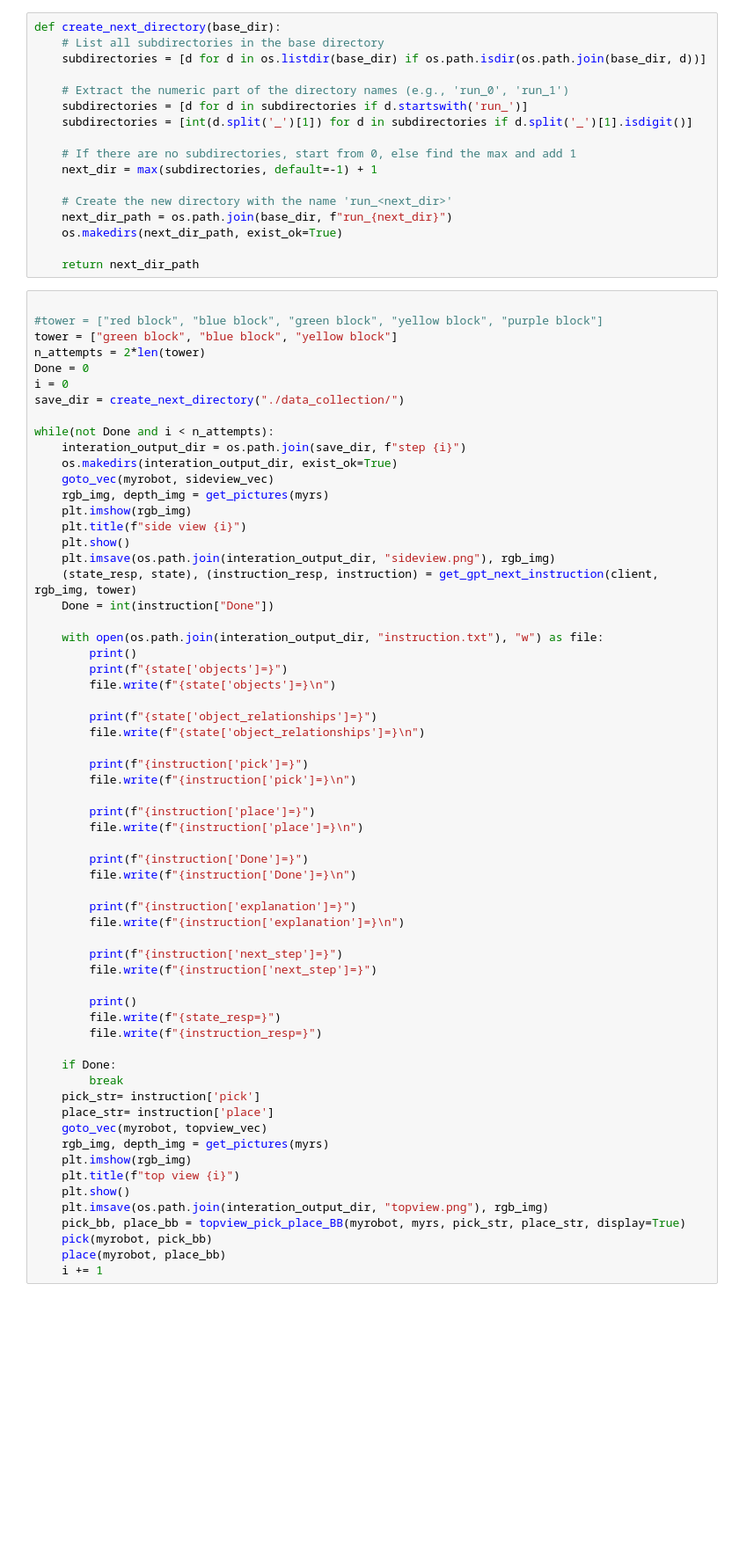
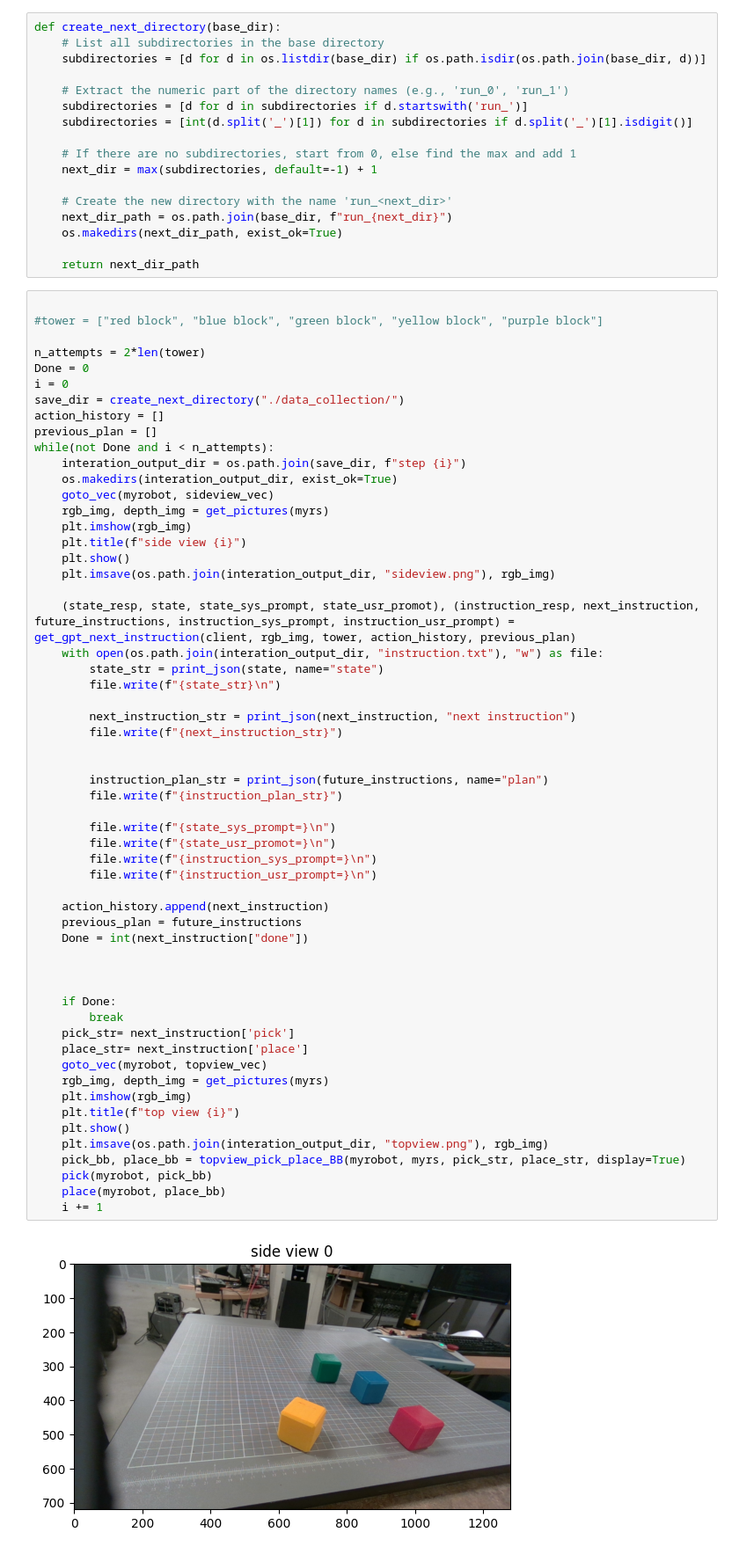
Before and after one commit to correlllab/FoundationModelBlockStacking, a Jupyter notebook: final_proj.ipynb, the cells around one changed output. Shown: that part at 88% size. Saved outputs shown, nothing was run; the diff lists cells and outputs as text; blank space fills up the shorter version.

Commit message:
lots of prompt engineering

```diff
--- a/final_proj.ipynb
+++ b/final_proj.ipynb
@@ -322,62 +348,59 @@ def create_next_directory(base_dir):
 # %%
 
 #tower = ["red block", "blue block", "green block", "yellow block", "purple block"]
-tower = ["green block", "blue block", "yellow block"]
+
 n_attempts = 2*len(tower)
 Done = 0
 i = 0
 save_dir = create_next_directory("./data_collection/")
-
+action_history = []
+previous_plan = []
 while(not Done and i < n_attempts):
     interation_output_dir = os.path.join(save_dir, f"step {i}")
     os.makedirs(interation_output_dir, exist_ok=True)
     goto_vec(myrobot, sideview_vec)
     rgb_img, depth_img = get_pictures(myrs)
     plt.imshow(rgb_img)
     plt.title(f"side view {i}")
     plt.show()
     plt.imsave(os.path.join(interation_output_dir, "sideview.png"), rgb_img)
-    (state_resp, state), (instruction_resp, instruction) = get_gpt_next_instruction(client, rgb_img, tower)
-    Done = int(instruction["Done"])
 
+    (state_resp, state, state_sys_prompt, state_usr_promot), (instruction_resp, next_instruction, future_instructions, instruction_sys_prompt, instruction_usr_prompt) = get_gpt_next_instruction(client, rgb_img, tower, action_history, previous_plan)
     with open(os.path.join(interation_output_dir, "instruction.txt"), "w") as file:
-        print()
-        print(f"{state['objects']=}")
-        file.write(f"{state['objects']=}\n")
+        state_str = print_json(state, name="state")
+        file.write(f"{state_str}\n")
 
-        print(f"{state['object_relationships']=}")
-        file.write(f"{state['object_relationships']=}\n")
+        next_instruction_str = print_json(next_instruction, "next instruction")
+        file.write(f"{next_instruction_str}")
 
-        print(f"{instruction['pick']=}")
-        file.write(f"{instruction['pick']=}\n")
 
-        print(f"{instruction['place']=}")
-        file.write(f"{instruction['place']=}\n")
+        instruction_plan_str = print_json(future_instructions, name="plan")
+        file.write(f"{instruction_plan_str}")
 
-        print(f"{instruction['Done']=}")
-        file.write(f"{instruction['Done']=}\n")
+        file.write(f"{state_sys_prompt=}\n")
+        file.write(f"{state_usr_promot=}\n")
+        file.write(f"{instruction_sys_prompt=}\n")
+        file.write(f"{instruction_usr_prompt=}\n")
 
-        print(f"{instruction['explanation']=}")
-        file.write(f"{instruction['explanation']=}\n")
+    action_history.append(next_instruction)
+    previous_plan = future_instructions
+    Done = int(next_instruction["done"])
 
-        print(f"{instruction['next_step']=}")
-        file.write(f"{instruction['next_step']=}")
 
-        print()
-        file.write(f"{state_resp=}")
-        file.write(f"{instruction_resp=}")
 
     if Done:
         break
-    pick_str= instruction['pick']
-    place_str= instruction['place']
+    pick_str= next_instruction['pick']
+    place_str= next_instruction['place']
     goto_vec(myrobot, topview_vec)
     rgb_img, depth_img = get_pictures(myrs)
     plt.imshow(rgb_img)
     plt.title(f"top view {i}")
     plt.show()
     plt.imsave(os.path.join(interation_output_dir, "topview.png"), rgb_img)
     pick_bb, place_bb = topview_pick_place_BB(myrobot, myrs, pick_str, place_str, display=True)
     pick(myrobot, pick_bb)
     place(myrobot, place_bb)
     i += 1
+# %% [output]
+[figure, added]
```
Also changed, not shown: parts of 6 cells of this notebook, 2 other files.
